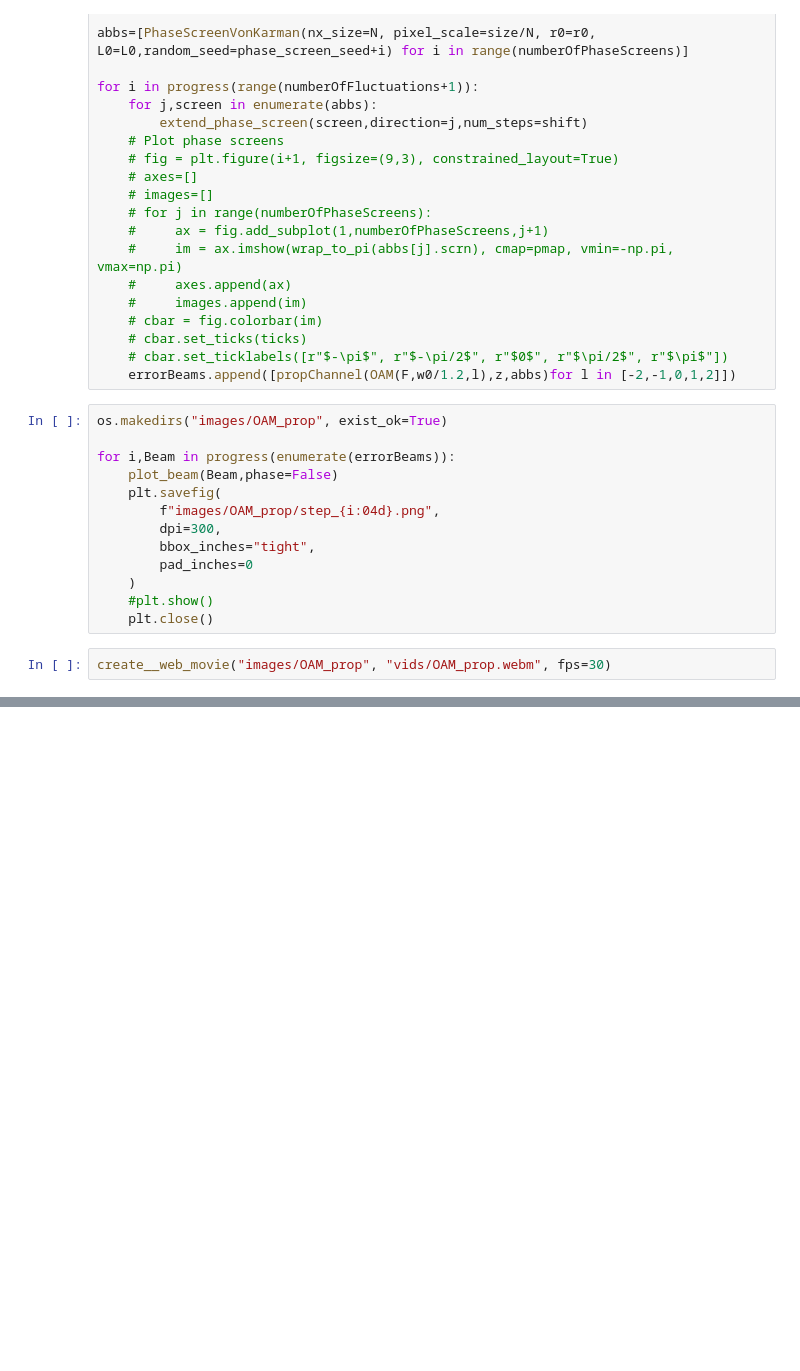
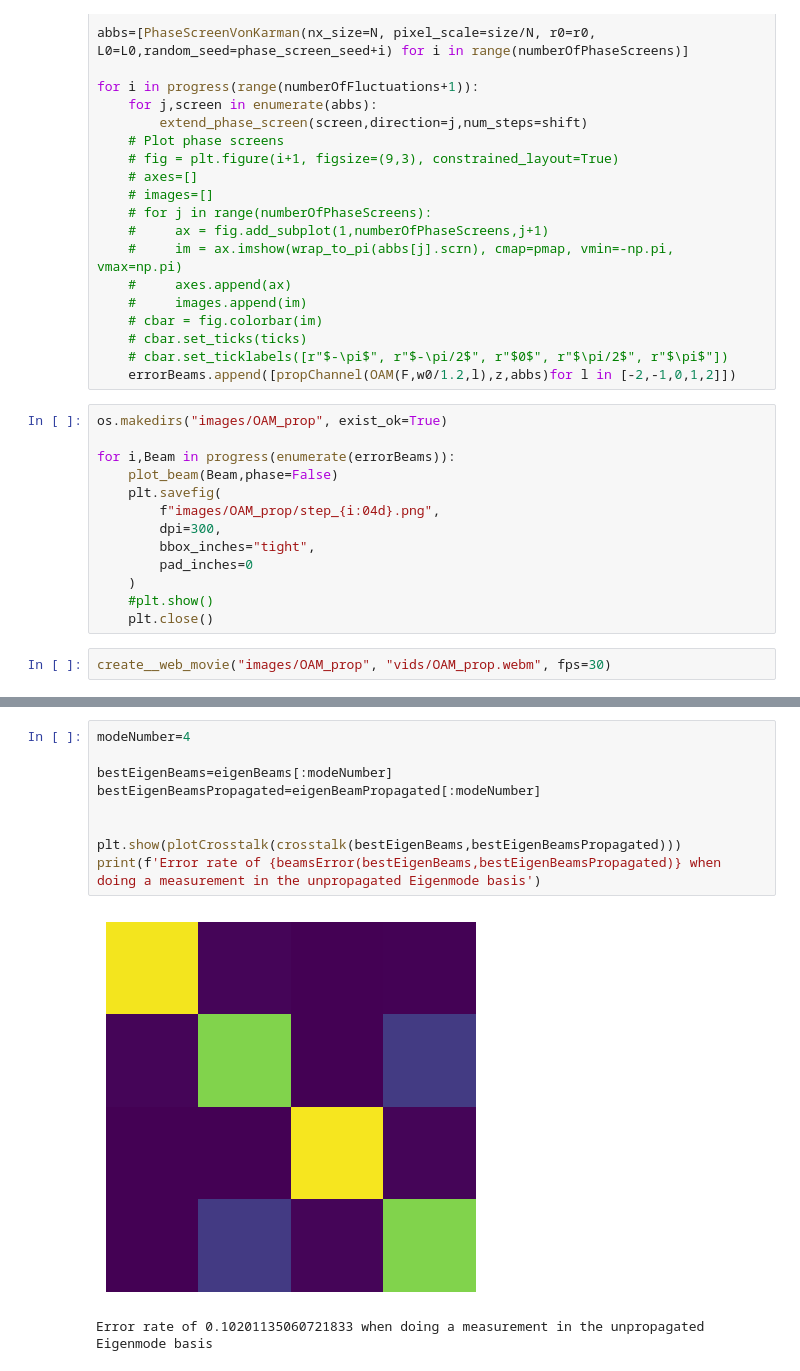
Before and after one commit to LukasScarfe/Eigen, a Jupyter notebook: brouillon.ipynb, the cells around one changed output, grey strips where cells are left out. Saved outputs shown, nothing was run; the diff lists cells and outputs as text; blank space fills up the shorter version.

```diff
--- a/brouillon.ipynb
+++ b/brouillon.ipynb
@@ -228,0 +327,12 @@ create__web_movie("images/OAM_prop", "vids/OAM_prop.webm", fps=30)
+# %%
+modeNumber=4
+
+bestEigenBeams=eigenBeams[:modeNumber]
+bestEigenBeamsPropagated=eigenBeamPropagated[:modeNumber]
+
+
+plt.show(plotCrosstalk(crosstalk(bestEigenBeams,bestEigenBeamsPropagated)))
+print(f'Error rate of {beamsError(bestEigenBeams,bestEigenBeamsPropagated)} when doing a measurement in the unpropagated Eigenmode basis')
+# %% [output]
+[figure, added]
+Error rate of 0.10201135060721833 when doing a measurement in the unpropagated Eigenmode basis
```
Also changed, not shown: parts of 18 cells of this notebook, 4 other files.
